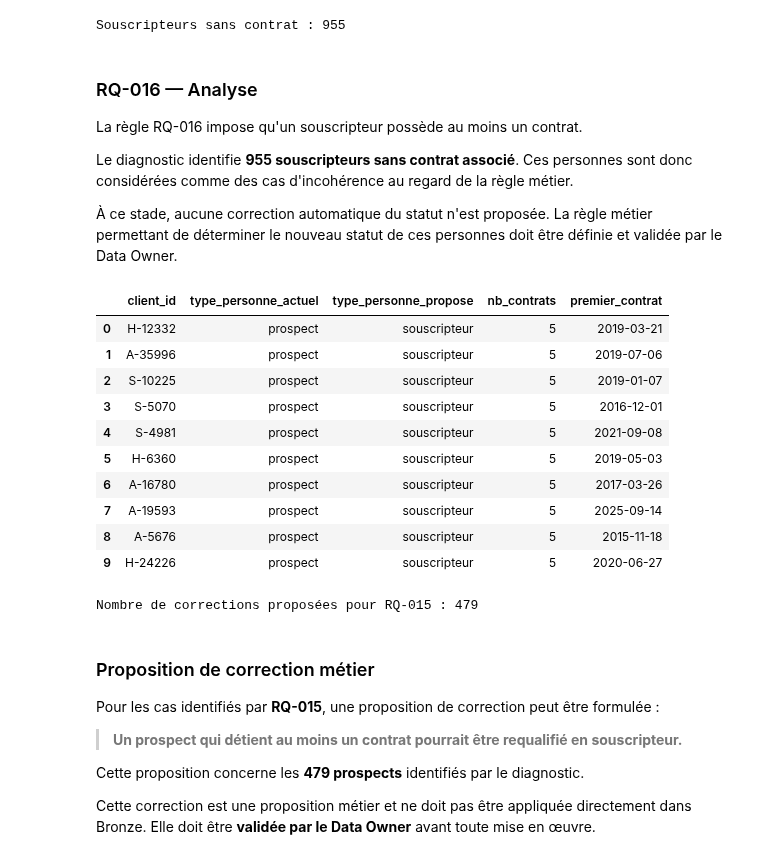
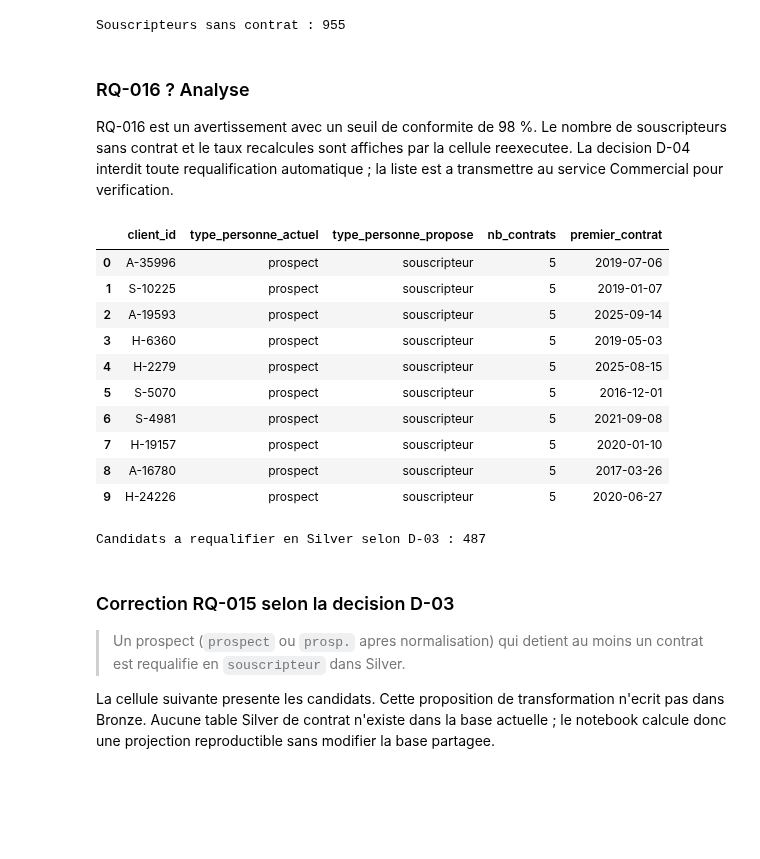
Before and after one commit to ruthabebeneg/td-qualite-g02, a Jupyter notebook: notebooks/S3_g02.ipynb, the cells around one changed output. Drawn from its saved outputs; the diff is of its cells as text; code cells hidden in the pictures; blank space fills up the shorter version.

```diff
--- a/notebooks/S3_g02.ipynb
+++ b/notebooks/S3_g02.ipynb
@@ -211,7 +202,7 @@ L'objectif du Data Steward est de :
 
 Aucune modification n'est appliquée directement dans la couche Bronze afin de préserver la donnée reçue et sa traçabilité.
 # %%
-# %% US-18 — RQ-015 : prospect avec contrat
+# %% US-18 ? RQ-015 : prospect avec contrat
 
 rq015 = lire("""
 SELECT
@@ -222,17 +213,32 @@ SELECT
 FROM bronze.crm_client k
 JOIN bronze.crm_contrat c
     ON c.souscripteur_id = k.client_id
-   AND c._batch_id = :b
-WHERE k.type_personne = 'prospect'
+   AND c._batch_id = k._batch_id
+WHERE LOWER(TRIM(k.type_personne)) = 'prospect'
   AND k._batch_id = :b
-GROUP BY
+GROUP BY k.client_id, k.type_personne
+ORDER BY nb_contrats DESC
+""", b=BATCH)
+
+rq015_normalise = lire("""
+SELECT
     k.client_id,
-    k.type_personne
+    k.type_personne,
+    COUNT(c.contrat_id) AS nb_contrats,
+    MIN(c.date_debut) AS premier_contrat
+FROM bronze.crm_client k
+JOIN bronze.crm_contrat c
+    ON c.souscripteur_id = k.client_id
+   AND c._batch_id = k._batch_id
+WHERE LOWER(TRIM(k.type_personne)) IN ('prospect', 'prosp.')
+  AND k._batch_id = :b
+GROUP BY k.client_id, k.type_personne
 ORDER BY nb_contrats DESC
 """, b=BATCH)
 
 display(rq015.head(10))
-
-print("Prospects qui détiennent un contrat :", len(rq015))
+display(rq015_normalise.head(10))
+print("Prospects exacts avec contrat :", len(rq015))
+print("Prospects apres normalisation avec contrat :", len(rq015_normalise))
 # %% [output]
 |  | client_id | type_personne | nb_contrats | premier_contrat |
@@ -291,58 +307,50 @@ print("Souscripteurs sans contrat :", len(rq016))
 | 9 | A-10807 | Cherif | Amélie | 2022-09-30 |
 Souscripteurs sans contrat : 955
 # %% [markdown]
-### RQ-016 — Analyse
+### RQ-016 ? Analyse
 
-La règle RQ-016 impose qu'un souscripteur possède au moins un contrat.
-
-Le diagnostic identifie **955 souscripteurs sans contrat associé**. Ces personnes sont donc considérées comme des cas d'incohérence au regard de la règle métier.
-
-À ce stade, aucune correction automatique du statut n'est proposée. La règle métier permettant de déterminer le nouveau statut de ces personnes doit être définie et validée par le Data Owner.
+RQ-016 est un avertissement avec un seuil de conformite de 98 %. Le nombre de souscripteurs sans contrat et le taux recalcules sont affiches par la cellule reexecutee. La decision D-04 interdit toute requalification automatique ; la liste est a transmettre au service Commercial pour verification.
 # %%
-# %% US-18 — Proposition de correction RQ-015
+# %% US-18 ? Proposition de correction RQ-015
 
-proposition_rq015 = rq015.copy()
+proposition_rq015 = rq015_normalise.copy()
 
 proposition_rq015["type_personne_actuel"] = proposition_rq015["type_personne"]
 proposition_rq015["type_personne_propose"] = "souscripteur"
 
 display(
     proposition_rq015[
         [
             "client_id",
             "type_personne_actuel",
             "type_personne_propose",
             "nb_contrats",
             "premier_contrat"
         ]
     ].head(10)
 )
 
 print(
-    "Nombre de corrections proposées pour RQ-015 :",
+    "Candidats a requalifier en Silver selon D-03 :",
     len(proposition_rq015)
 )
 # %% [output]
 |  | client_id | type_personne_actuel | type_personne_propose | nb_contrats | premier_contrat |
-| 0 | H-12332 | prospect | souscripteur | 5 | 2019-03-21 |
-| 1 | A-35996 | prospect | souscripteur | 5 | 2019-07-06 |
-| 2 | S-10225 | prospect | souscripteur | 5 | 2019-01-07 |
-| 3 | S-5070 | prospect | souscripteur | 5 | 2016-12-01 |
-| 4 | S-4981 | prospect | souscripteur | 5 | 2021-09-08 |
-| 5 | H-6360 | prospect | souscripteur | 5 | 2019-05-03 |
-| 6 | A-16780 | prospect | souscripteur | 5 | 2017-03-26 |
-| 7 | A-19593 | prospect | souscripteur | 5 | 2025-09-14 |
-| 8 | A-5676 | prospect | souscripteur | 5 | 2015-11-18 |
+| 0 | A-35996 | prospect | souscripteur | 5 | 2019-07-06 |
+| 1 | S-10225 | prospect | souscripteur | 5 | 2019-01-07 |
+| 2 | A-19593 | prospect | souscripteur | 5 | 2025-09-14 |
+| 3 | H-6360 | prospect | souscripteur | 5 | 2019-05-03 |
+| 4 | H-2279 | prospect | souscripteur | 5 | 2025-08-15 |
+| 5 | S-5070 | prospect | souscripteur | 5 | 2016-12-01 |
+| 6 | S-4981 | prospect | souscripteur | 5 | 2021-09-08 |
+| 7 | H-19157 | prospect | souscripteur | 5 | 2020-01-10 |
+| 8 | A-16780 | prospect | souscripteur | 5 | 2017-03-26 |
 | 9 | H-24226 | prospect | souscripteur | 5 | 2020-06-27 |
-Nombre de corrections proposées pour RQ-015 : 479
+Candidats a requalifier en Silver selon D-03 : 487
 # %% [markdown]
-### Proposition de correction métier
+### Correction RQ-015 selon la decision D-03
 
-Pour les cas identifiés par **RQ-015**, une proposition de correction peut être formulée :
+> Un prospect (`prospect` ou `prosp.` apres normalisation) qui detient au moins un contrat est requalifie en `souscripteur` dans Silver.
 
-> **Un prospect qui détient au moins un contrat pourrait être requalifié en souscripteur.**
-
-Cette proposition concerne les **479 prospects** identifiés par le diagnostic.
-
-Cette correction est une proposition métier et ne doit pas être appliquée directement dans Bronze. Elle doit être **validée par le Data Owner** avant toute mise en œuvre.
+La cellule suivante presente les candidats. Cette proposition de transformation n'ecrit pas dans Bronze. Aucune table Silver de contrat n'existe dans la base actuelle ; le notebook calcule donc une projection reproductible sans modifier la base partagee.
 # %%
```
Also changed, not shown: parts of 8 cells of this notebook, 6 other files.
